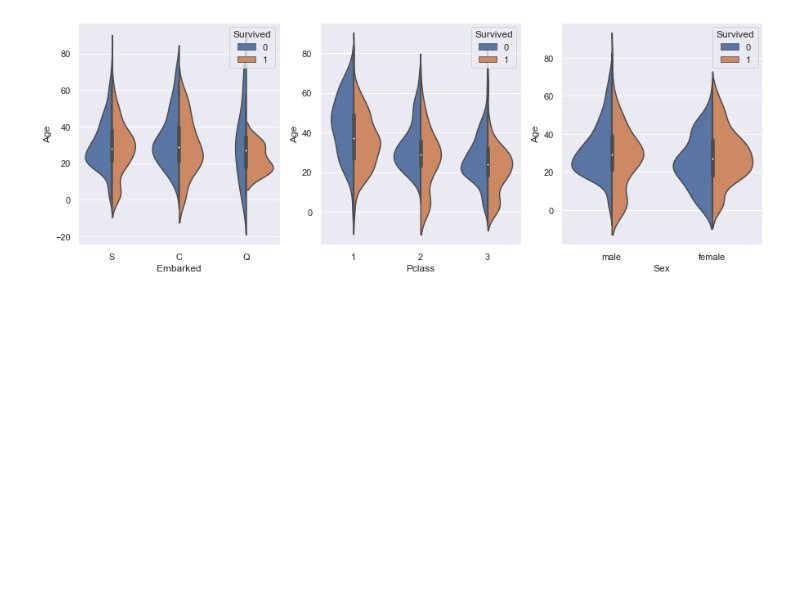
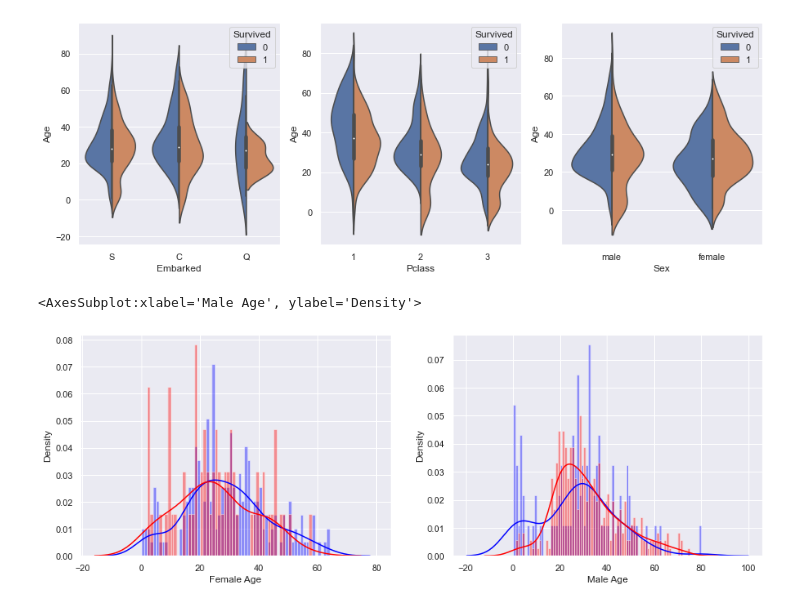
Before and after one commit to Gloriel/Kaggle, a Jupyter notebook: Titanic/Titanic_3001_ALL.ipynb, the cells around one changed output. Saved outputs shown, nothing was run; the diff lists cells and outputs as text; code cells hidden in the pictures; blank space fills up the shorter version.

```diff
--- a/Titanic/Titanic_3001_ALL.ipynb
+++ b/Titanic/Titanic_3001_ALL.ipynb
@@ -164,0 +160,19 @@ female_not_survived = df[(df['Survived'] == 0) & (df['Sex'] == 'female')]
+# %%
+# Построение графика параллельного сравнения двух откликов для одного предиктора для двух групп
+
+male_survived = df[(df['Survived'] == 1) & (df['Sex'] == 'male')]
+female_survived = df[(df['Survived'] == 1) & (df['Sex'] == 'female')]
+male_not_survived = df[(df['Survived'] == 0) & (df['Sex'] == 'male')]
+female_not_survived = df[(df['Survived'] == 0) & (df['Sex'] == 'female')]
+
+plt.figure(figsize=[15,5])
+plt.subplot(121)
+sns.distplot(female_survived['Age'].dropna().values, bins=range(0,81,1), kde=True, color='blue')
+sns.distplot(female_not_survived['Age'].dropna().values, bins=range(0,81,1), kde=True, color='red', axlabel='Female Age')
+
+plt.subplot(122)
+sns.distplot(male_survived['Age'].dropna().values, bins=range(0,81,1), kde=True, color='blue')
+sns.distplot(male_not_survived['Age'].dropna().values, bins=range(0,81,1), kde=True, color='red', axlabel='Male Age')
+# %% [output]
+<AxesSubplot:xlabel='Male Age', ylabel='Density'>
+[figure, added]
```
Also changed, not shown: parts of 3 cells of this notebook.
